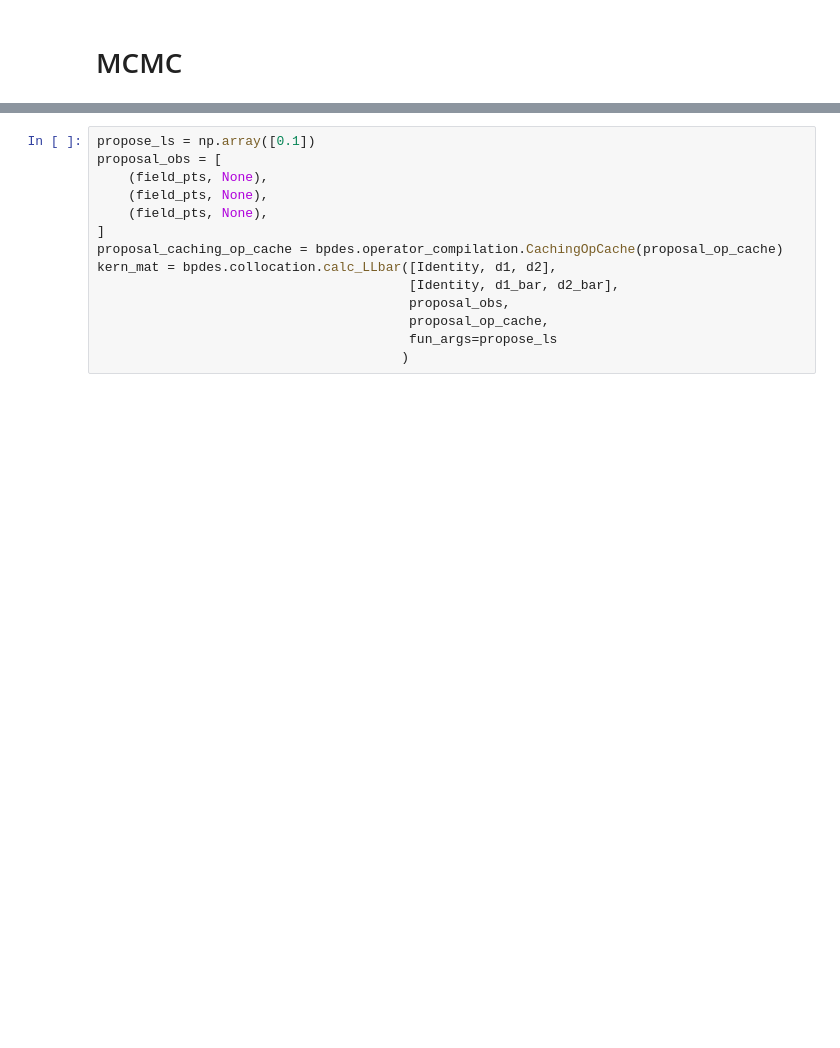
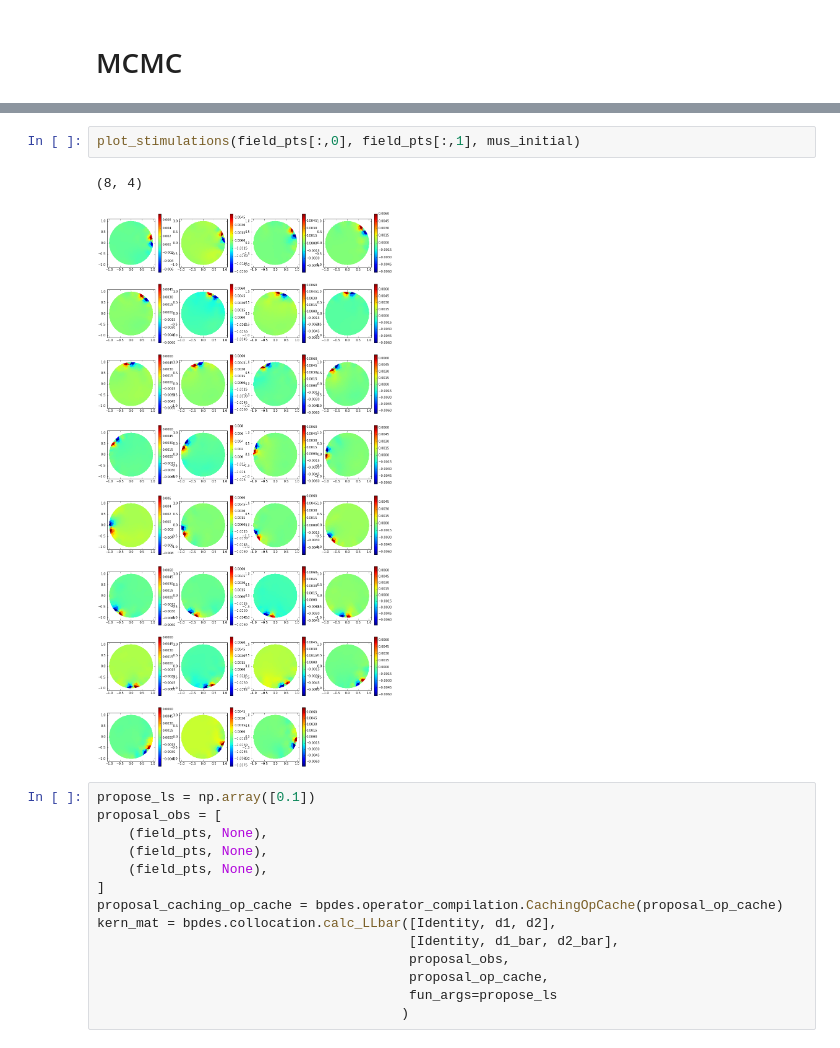
Before and after one commit to jcockayne/bayesian_pdes, a Jupyter notebook: notebooks/EIT.ipynb, the cells around one changed output, grey strips where cells are left out. Drawn from its saved outputs; the diff is of its cells as text; blank space fills up the shorter version.

```diff
--- a/notebooks/EIT.ipynb
+++ b/notebooks/EIT.ipynb
@@ -408,3 +412,8 @@ covariance vs. likelihood trace: 2.7400e+03, 3.2000e+03
+# %%
+plot_stimulations(field_pts[:,0], field_pts[:,1], mus_initial)
+# %% [output]
+(8, 4)
+[figure, added]
 # %%
 propose_ls = np.array([0.1])
 proposal_obs = [
```
Also changed, not shown: parts of 30 cells of this notebook, 4 other files.
